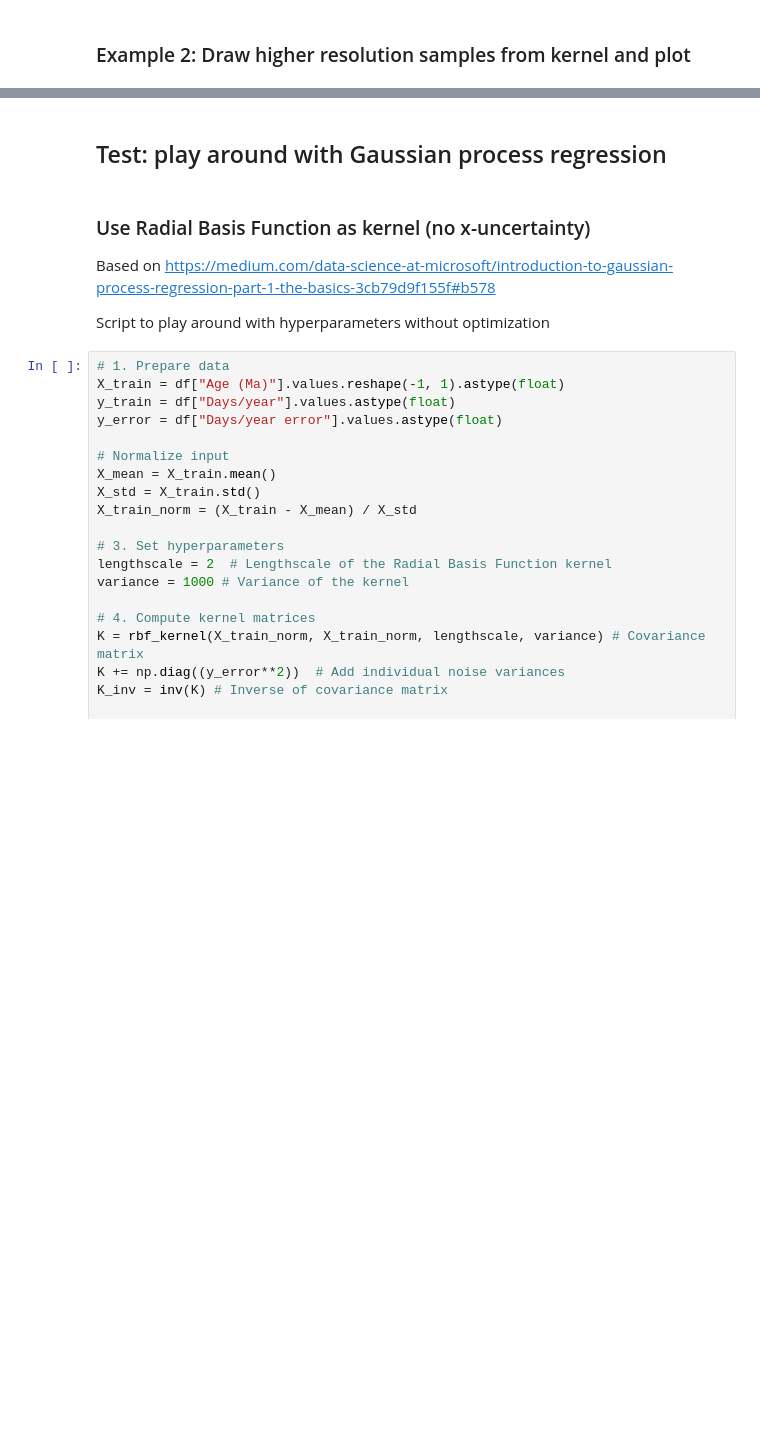
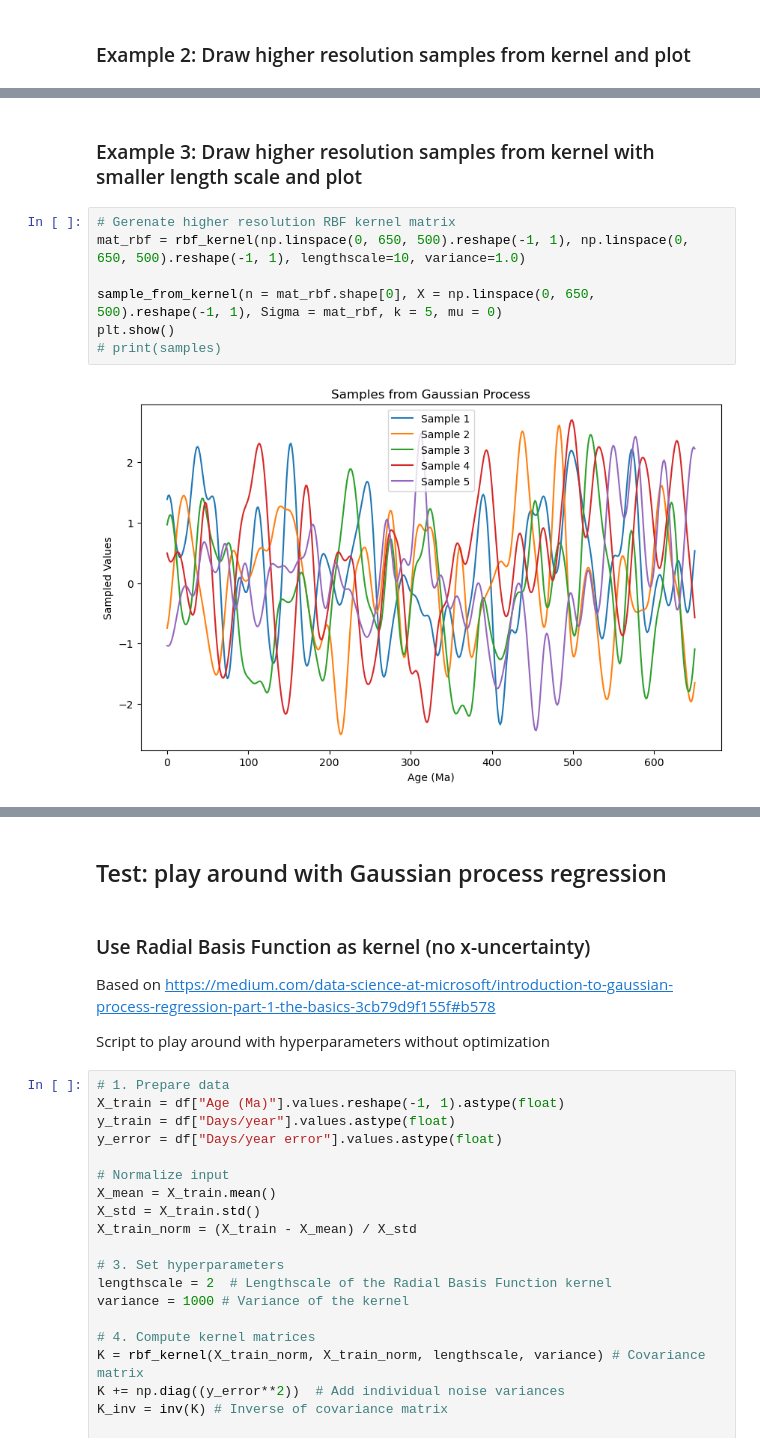
Before and after one commit to nielsjdewinter/Earth_Moon_Gaussian_process, a Jupyter notebook: EMGaussian_pilot1.ipynb, the cells around one changed output, grey strips where cells are left out. Saved outputs shown, nothing was run; the diff lists cells and outputs as text; blank space fills up the shorter version.

```diff
--- a/EMGaussian_pilot1.ipynb
+++ b/EMGaussian_pilot1.ipynb
@@ -149,0 +152,11 @@ plt.show()
+# %% [markdown]
+### Example 3: Draw higher resolution samples from kernel with smaller length scale and plot
+# %%
+# Gerenate higher resolution RBF kernel matrix
+mat_rbf = rbf_kernel(np.linspace(0, 650, 500).reshape(-1, 1), np.linspace(0, 650, 500).reshape(-1, 1), lengthscale=10, variance=1.0)
+
+sample_from_kernel(n = mat_rbf.shape[0], X = np.linspace(0, 650, 500).reshape(-1, 1), Sigma = mat_rbf, k = 5, mu = 0)
+plt.show()
+# print(samples)
+# %% [output]
+[figure, added]
```
Also changed, not shown: parts of 41 cells of this notebook.
